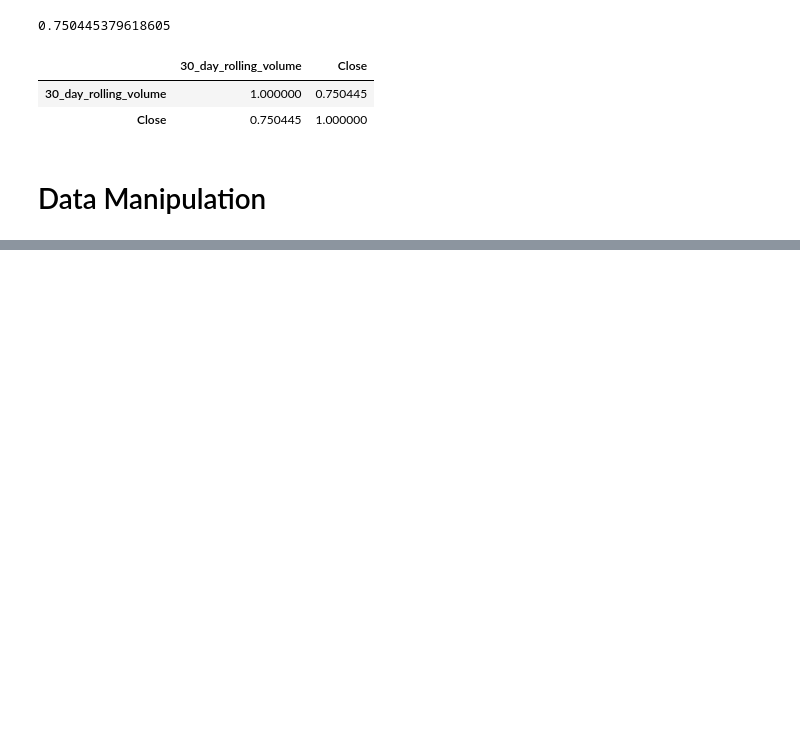
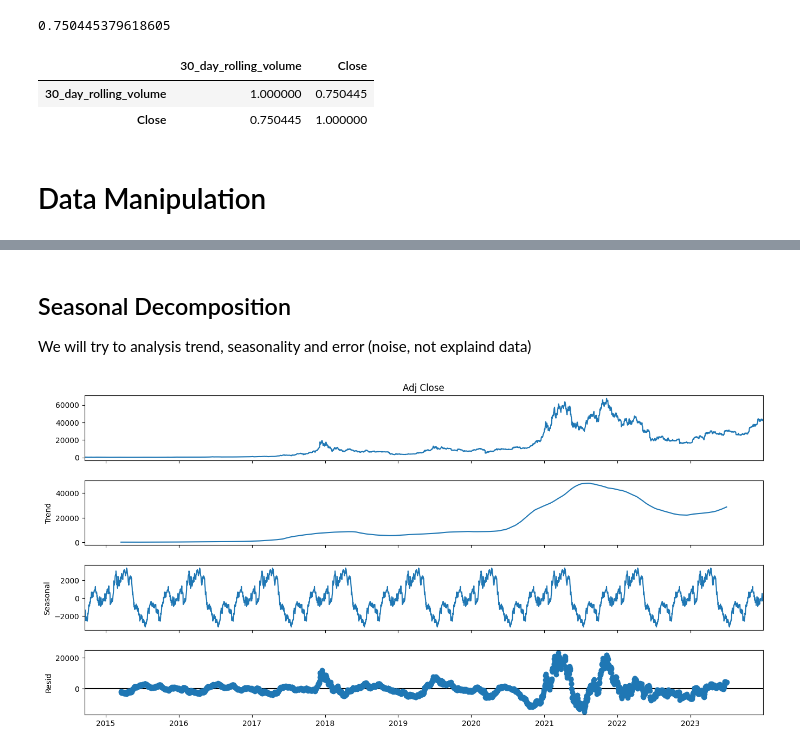
Before and after one commit to rizaho/ml_for_financial_analysis, a Jupyter notebook: 201_1_Introduction_to_Time_Series_Analysis.ipynb, the cells around one changed output, grey strips where cells are left out. Drawn from its saved outputs; the diff is of its cells as text; code cells hidden in the pictures; blank space fills up the shorter version.

```diff
--- a/201_1_Introduction_to_Time_Series_Analysis.ipynb
+++ b/201_1_Introduction_to_Time_Series_Analysis.ipynb
@@ -186,0 +275,18 @@ df[["30_day_rolling_volume", "Close"]].corr()
+# %% [markdown]
+## Seasonal Decomposition
+We will try to analysis trend, seasonality and error (noise, not explaind data)
+# %%
+# Seasonal decomposion for df["Adj Close"]
+# Seasonal decomposion might be additive (constant change) or multiplicative (percentage).
+# NOTE: seasonal_decompose only allows 1 seasonality
+#decomposition = seasonal_decompose(df["Close"], model="additive")
+decomposition = seasonal_decompose(
+    df["Adj Close"],
+    model="additive", # multiplicative
+    period = 365)
+
+fig = decomposition.plot()
+fig.set_size_inches(15, 7)
+plt.show()
+# %% [output]
+[figure, added]
```
Also changed, not shown: parts of 18 cells of this notebook.
